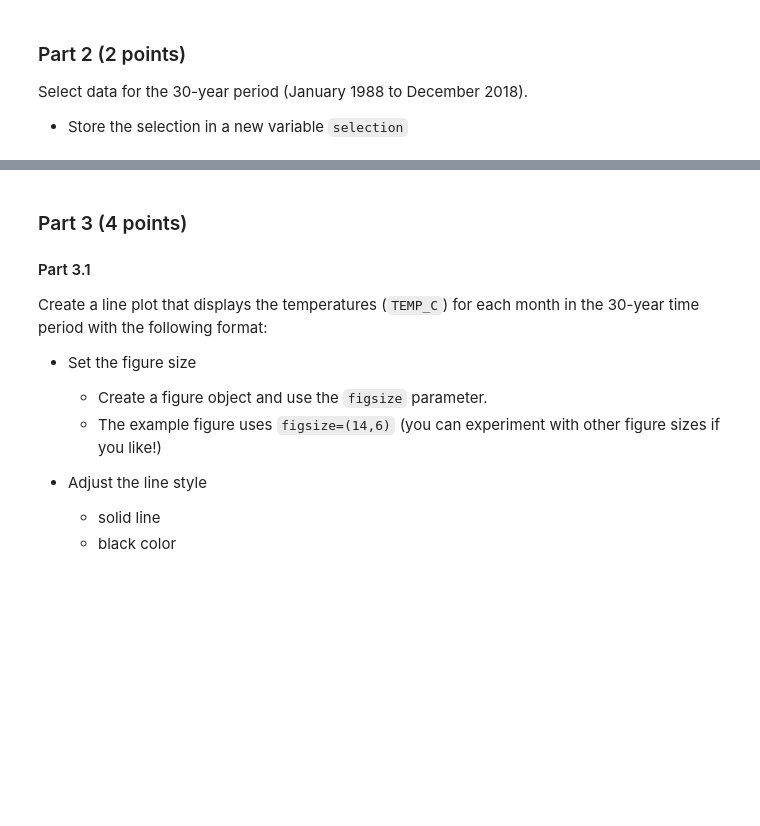
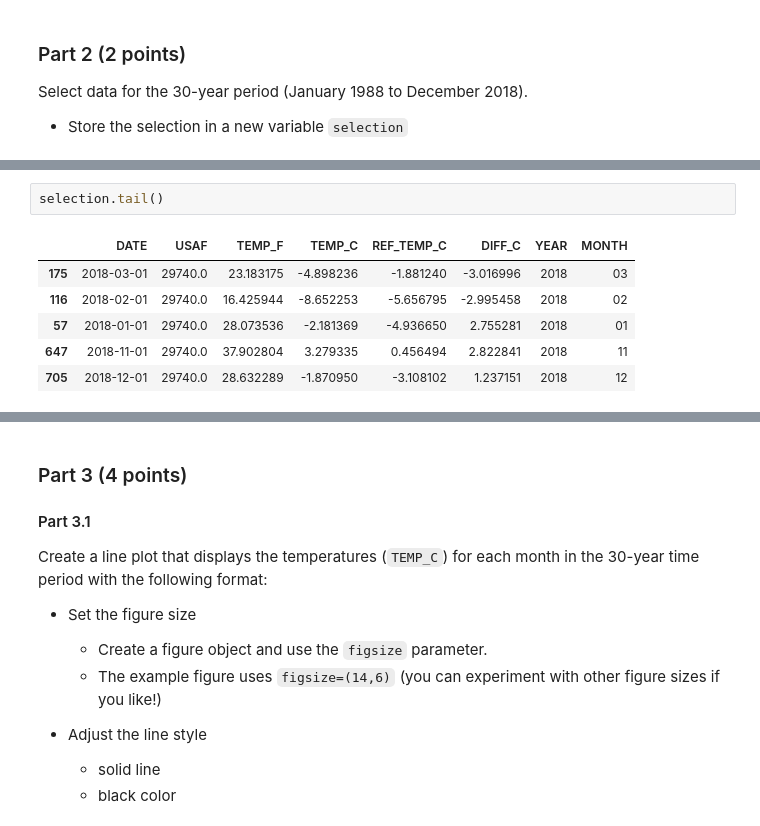
Before and after one commit to Aman2404/Exercise-7, a Jupyter notebook: Exercise-7-problem-2.ipynb, the cells around one changed output, grey strips where cells are left out. Cells and saved outputs as stored; diff of their text form; blank space fills up the shorter version.

```diff
--- a/Exercise-7-problem-2.ipynb
+++ b/Exercise-7-problem-2.ipynb
@@ -67,3 +101,12 @@ selection.head()
+# %%
+selection.tail()
+# %% [output]
+|  | DATE | USAF | TEMP_F | TEMP_C | REF_TEMP_C | DIFF_C | YEAR | MONTH |
+| 175 | 2018-03-01 | 29740.0 | 23.183175 | -4.898236 | -1.881240 | -3.016996 | 2018 | 03 |
+| 116 | 2018-02-01 | 29740.0 | 16.425944 | -8.652253 | -5.656795 | -2.995458 | 2018 | 02 |
+| 57 | 2018-01-01 | 29740.0 | 28.073536 | -2.181369 | -4.936650 | 2.755281 | 2018 | 01 |
+| 647 | 2018-11-01 | 29740.0 | 37.902804 | 3.279335 | 0.456494 | 2.822841 | 2018 | 11 |
+| 705 | 2018-12-01 | 29740.0 | 28.632289 | -1.870950 | -3.108102 | 1.237151 | 2018 | 12 |
 # %%
 # Check how many rows of data you selected:
 print(f'Number of rows: {len(selection)}')
```
Also changed, not shown: parts of 14 cells of this notebook, 2 other files.
